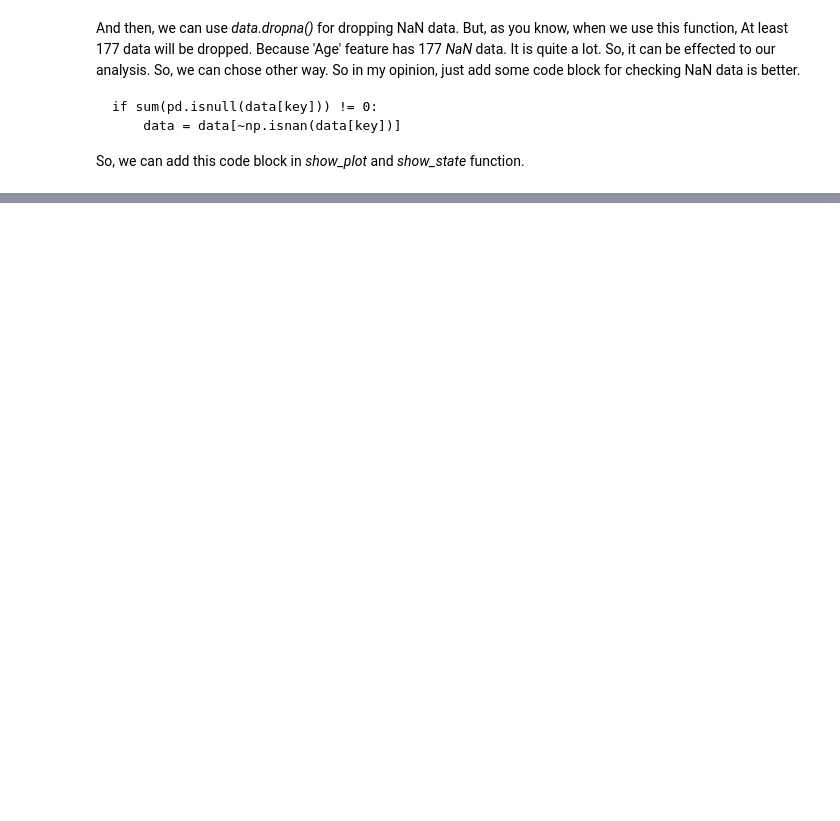
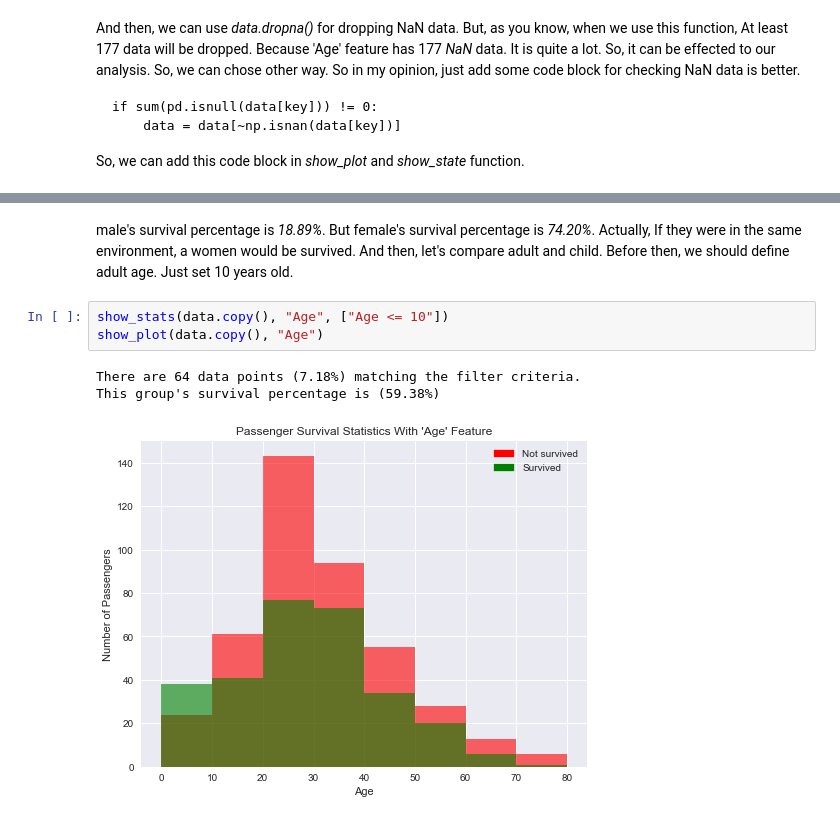
Before and after one commit to WooRaZil-Boy/DAND, a Jupyter notebook: titanic_data/titanic.ipynb, the cells around one changed output, grey strips where cells are left out. Saved outputs shown, nothing was run; the diff lists cells and outputs as text; blank space fills up the shorter version.

```diff
--- a/titanic_data/titanic.ipynb
+++ b/titanic_data/titanic.ipynb
@@ -337,0 +297,9 @@ show_plot(data.copy(), "Sex", ["Fare >= 50", "Sex == 'female'"])
+# %% [markdown]
+male's survival percentage is *18.89%*. But female's survival percentage is *74.20%*. Actually, If they were in the same environment, a women would be survived. And then, let's compare adult and child. Before then, we should define adult age. Just set 10 years old.
+# %%
+show_stats(data.copy(), "Age", ["Age <= 10"])
+show_plot(data.copy(), "Age")
+# %% [output]
+There are 64 data points (7.18%) matching the filter criteria.
+This group's survival percentage is (59.38%)
+[figure, added]
```
Also changed, not shown: parts of 41 cells of this notebook, 1 other file.
